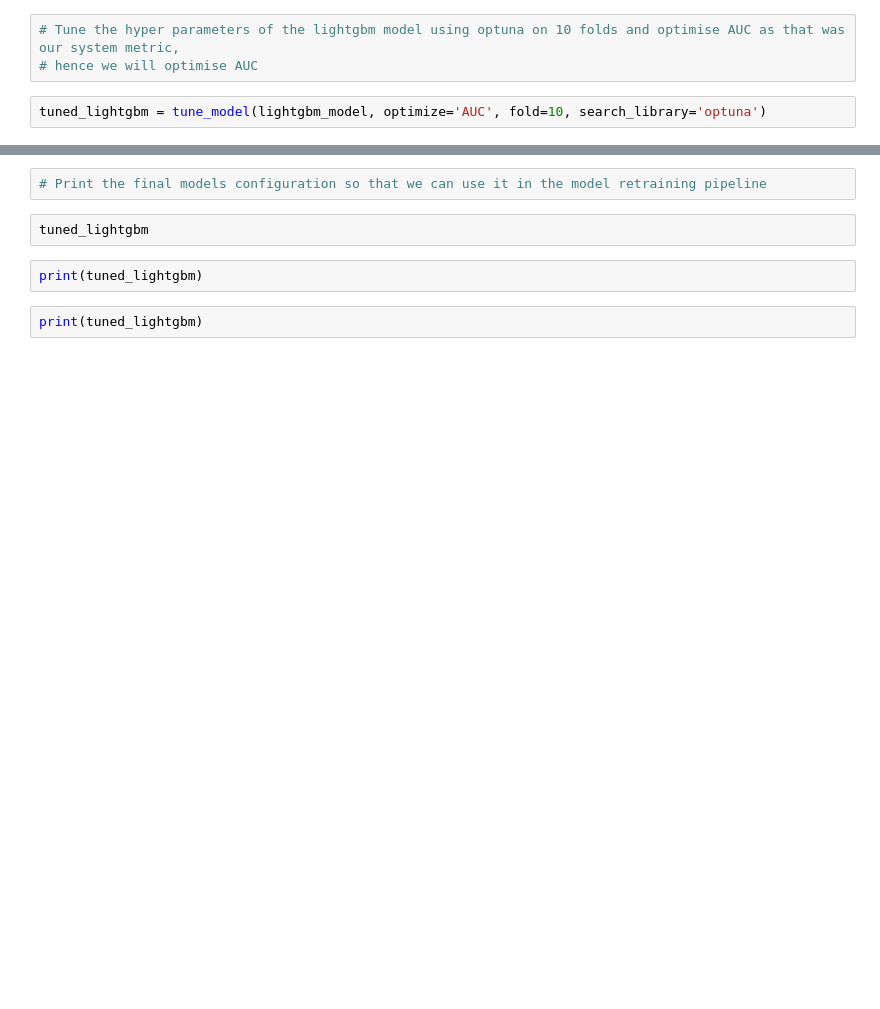
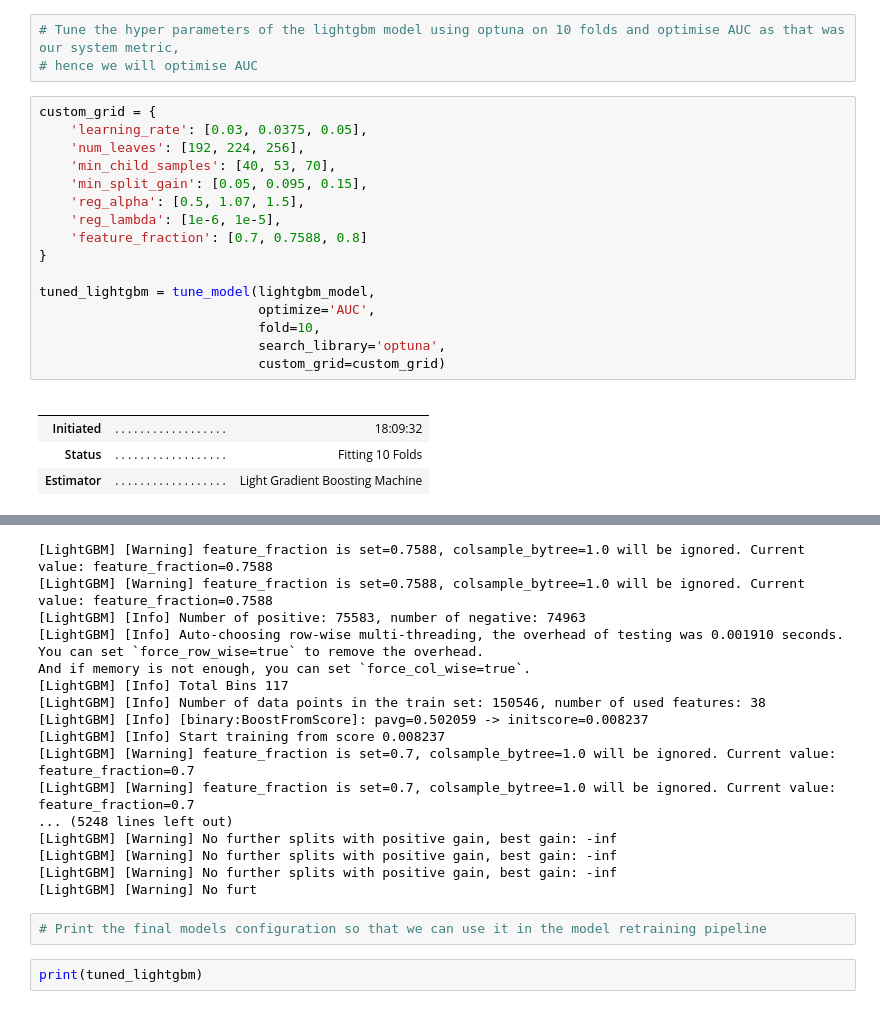
Before and after one commit to mohiteamit/upGrad-Codepro-Lead-Scoring-MLOps, a Jupyter notebook: notebooks/02.model_experimentation.ipynb, the cells around one changed output, grey strips where cells are left out. Saved outputs shown, nothing was run; the diff lists cells and outputs as text; blank space fills up the shorter version.

```diff
--- a/notebooks/02.model_experimentation.ipynb
+++ b/notebooks/02.model_experimentation.ipynb
@@ -188,5 +315,25 @@ lightgbm_model = create_model('lightgbm')
 # %%
 # Tune the hyper parameters of the lightgbm model using optuna on 10 folds and optimise AUC as that was our system metric,
 # hence we will optimise AUC
-# %%
-tuned_lightgbm = tune_model(lightgbm_model, optimize='AUC', fold=10, search_library='optuna')
+# %%
+custom_grid = {
+    'learning_rate': [0.03, 0.0375, 0.05],
+    'num_leaves': [192, 224, 256],
+    'min_child_samples': [40, 53, 70],
+    'min_split_gain': [0.05, 0.095, 0.15],
+    'reg_alpha': [0.5, 1.07, 1.5],
+    'reg_lambda': [1e-6, 1e-5],
+    'feature_fraction': [0.7, 0.7588, 0.8]
+}
+
+tuned_lightgbm = tune_model(lightgbm_model,
+                            optimize='AUC',
+                            fold=10,
+                            search_library='optuna',
+                            custom_grid=custom_grid)
+# %% [output]
+|  |  |  |
+|  |  |  |
+| Initiated | . . . . . . . . . . . . . . . . . . | 18:09:32 |
+| Status | . . . . . . . . . . . . . . . . . . | Fitting 10 Folds |
+| Estimator | . . . . . . . . . . . . . . . . . . | Light Gradient Boosting Machine |
@@ -193,8 +341,21 @@ tuned_lightgbm = tune_model(lightgbm_model, optimize='AUC', fold=10, search_libr
+[LightGBM] [Warning] feature_fraction is set=0.7588, colsample_bytree=1.0 will be ignored. Current value: feature_fraction=0.7588
+[LightGBM] [Warning] feature_fraction is set=0.7588, colsample_bytree=1.0 will be ignored. Current value: feature_fraction=0.7588
+[LightGBM] [Info] Number of positive: 75583, number of negative: 74963
+[LightGBM] [Info] Auto-choosing row-wise multi-threading, the overhead of testing was 0.001910 seconds.
+You can set `force_row_wise=true` to remove the overhead.
+And if memory is not enough, you can set `force_col_wise=true`.
+[LightGBM] [Info] Total Bins 117
+[LightGBM] [Info] Number of data points in the train set: 150546, number of used features: 38
+[LightGBM] [Info] [binary:BoostFromScore]: pavg=0.502059 -> initscore=0.008237
+[LightGBM] [Info] Start training from score 0.008237
+[LightGBM] [Warning] feature_fraction is set=0.7, colsample_bytree=1.0 will be ignored. Current value: feature_fraction=0.7
+[LightGBM] [Warning] feature_fraction is set=0.7, colsample_bytree=1.0 will be ignored. Current value: feature_fraction=0.7
+... (5248 lines left out)
+[LightGBM] [Warning] No further splits with positive gain, best gain: -inf
+[LightGBM] [Warning] No further splits with positive gain, best gain: -inf
+[LightGBM] [Warning] No further splits with positive gain, best gain: -inf
+[LightGBM] [Warning] No furt
 # %%
 # Print the final models configuration so that we can use it in the model retraining pipeline
-# %%
-tuned_lightgbm
 # %%
 print(tuned_lightgbm)
-# %%
-print(tuned_lightgbm)
```
Also changed, not shown: parts of 17 cells of this notebook, 3 other files.
